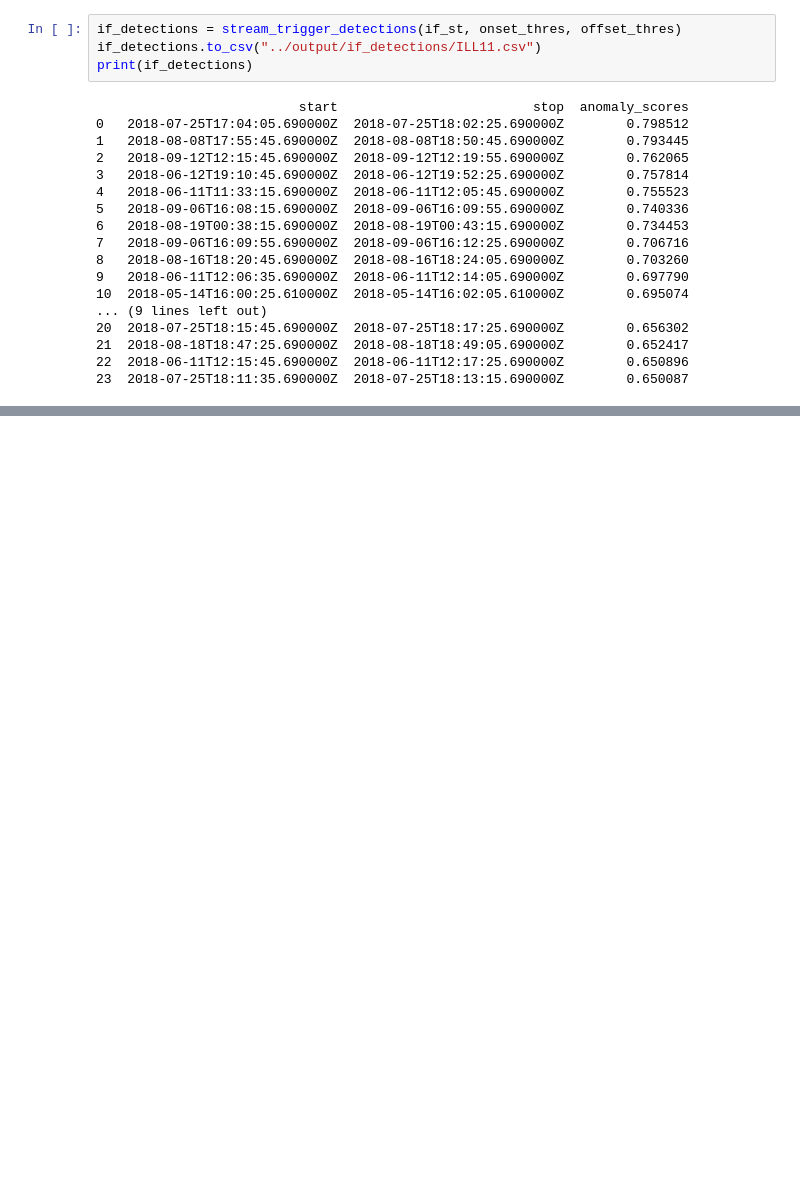
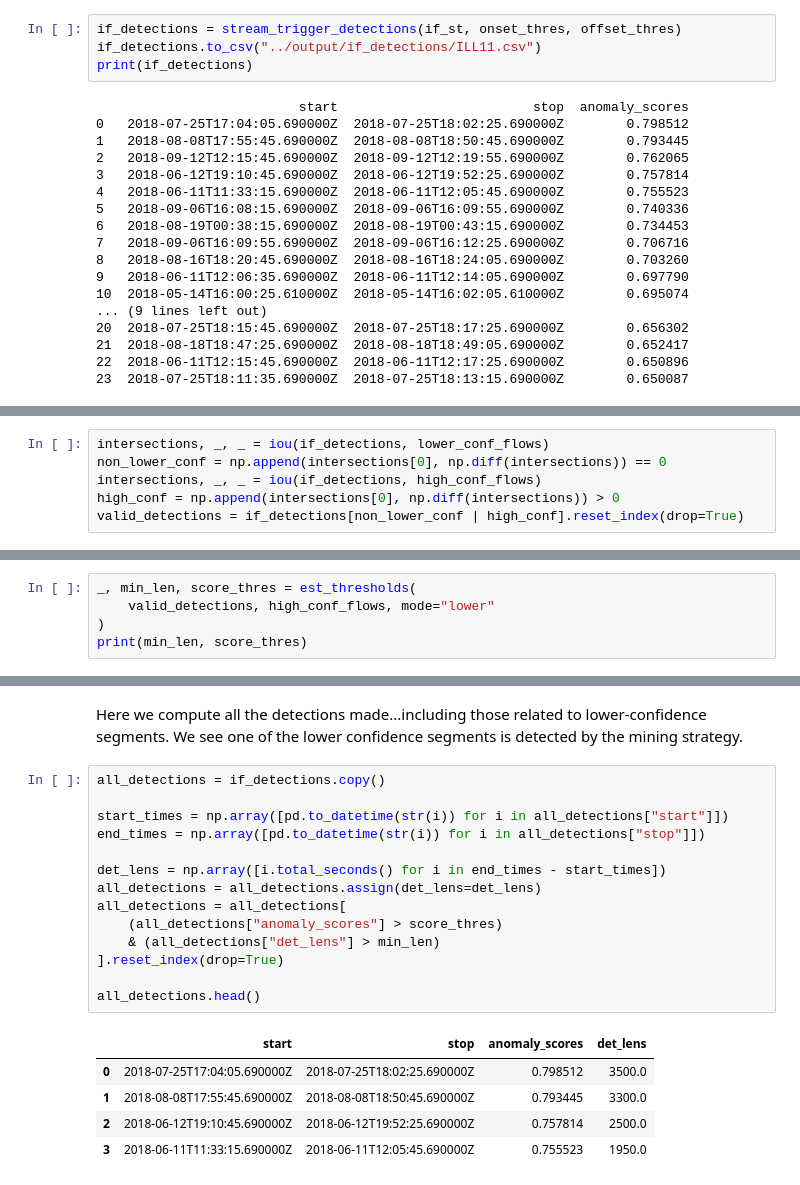
Before and after one commit to FKamper/seismic-isolation-forest, a Jupyter notebook: notebooks/if_illustration.ipynb, the cells around one changed output, grey strips where cells are left out. Drawn from its saved outputs; the diff is of its cells as text; blank space fills up the shorter version.

```diff
--- a/notebooks/if_illustration.ipynb
+++ b/notebooks/if_illustration.ipynb
@@ -171,0 +155,6 @@ final_detections.head()
+# %%
+intersections, _, _ = iou(if_detections, lower_conf_flows)
+non_lower_conf = np.append(intersections[0], np.diff(intersections)) == 0
+intersections, _, _ = iou(if_detections, high_conf_flows)
+high_conf = np.append(intersections[0], np.diff(intersections)) > 0
+valid_detections = if_detections[non_lower_conf | high_conf].reset_index(drop=True)
@@ -171,0 +163,5 @@ final_detections.head()
+# %%
+_, min_len, score_thres = est_thresholds(
+    valid_detections, high_conf_flows, mode="lower"
+)
+print(min_len, score_thres)
@@ -171,0 +200,22 @@ final_detections.head()
+# %% [markdown]
+Here we compute all the detections made...including those related to lower-confidence segments. We see one of the lower confidence segments is detected by the mining strategy.
+# %%
+all_detections = if_detections.copy()
+
+start_times = np.array([pd.to_datetime(str(i)) for i in all_detections["start"]])
+end_times = np.array([pd.to_datetime(str(i)) for i in all_detections["stop"]])
+
+det_lens = np.array([i.total_seconds() for i in end_times - start_times])
+all_detections = all_detections.assign(det_lens=det_lens)
+all_detections = all_detections[
+    (all_detections["anomaly_scores"] > score_thres)
+    & (all_detections["det_lens"] > min_len)
+].reset_index(drop=True)
+
+all_detections.head()
+# %% [output]
+|  | start | stop | anomaly_scores | det_lens |
+| 0 | 2018-07-25T17:04:05.690000Z | 2018-07-25T18:02:25.690000Z | 0.798512 | 3500.0 |
+| 1 | 2018-08-08T17:55:45.690000Z | 2018-08-08T18:50:45.690000Z | 0.793445 | 3300.0 |
+| 2 | 2018-06-12T19:10:45.690000Z | 2018-06-12T19:52:25.690000Z | 0.757814 | 2500.0 |
+| 3 | 2018-06-11T11:33:15.690000Z | 2018-06-11T12:05:45.690000Z | 0.755523 | 1950.0 |
```
Also changed, not shown: parts of 10 cells of this notebook, 1 other file.
